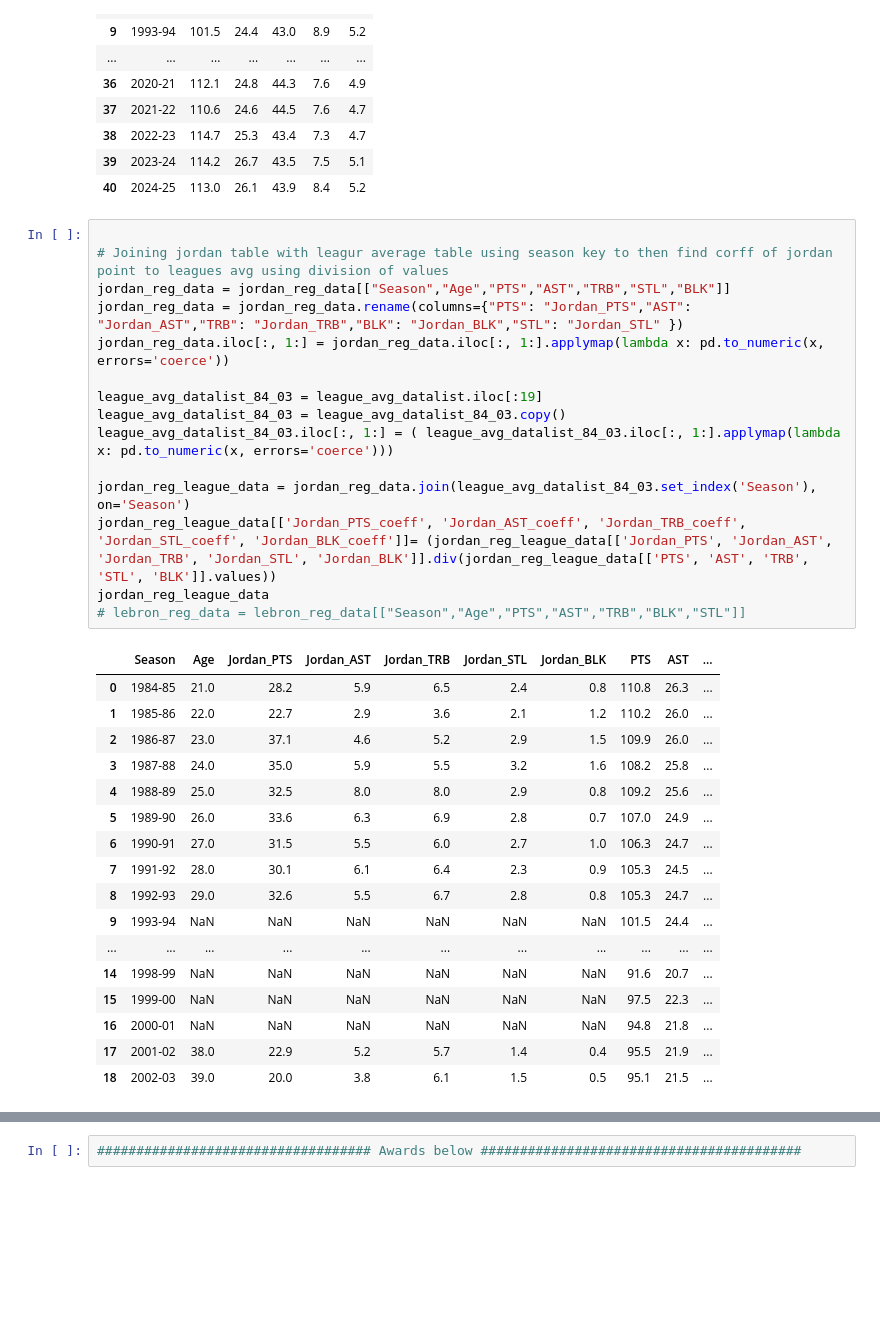
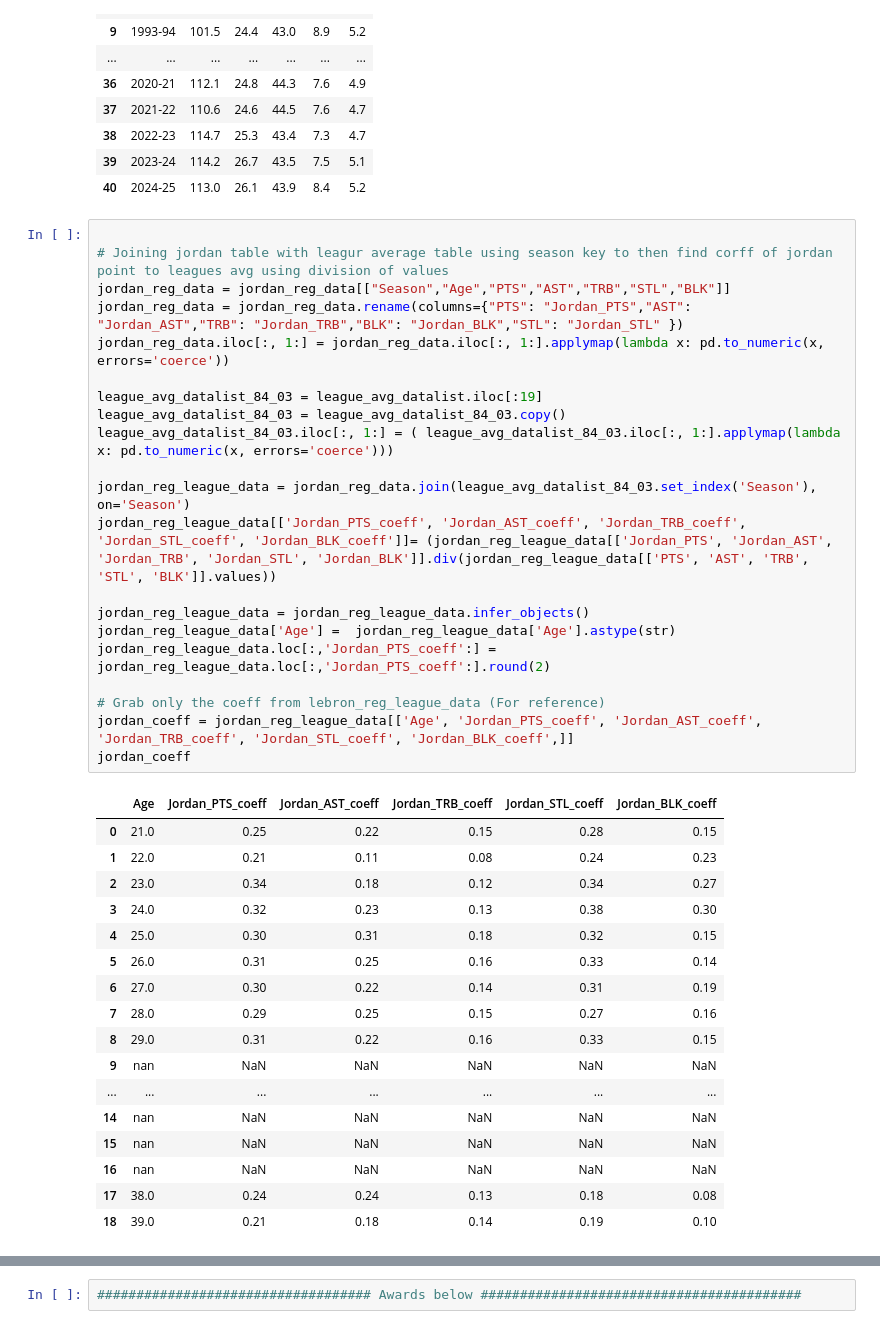
Before and after one commit to gohsoonhao/therealGOAT, a Jupyter notebook: reg_season_stats_awards.ipynb, the cells around one changed output, grey strips where cells are left out. Cells and saved outputs as stored; diff of their text form; blank space fills up the shorter version.

Commit message:
Created player coefficients into a table

```diff
--- a/reg_season_stats_awards.ipynb
+++ b/reg_season_stats_awards.ipynb
@@ -167,36 +167,42 @@ league_avg_datalist
 # %%
 
 # Joining jordan table with leagur average table using season key to then find corff of jordan point to leagues avg using division of values
 jordan_reg_data = jordan_reg_data[["Season","Age","PTS","AST","TRB","STL","BLK"]]
 jordan_reg_data = jordan_reg_data.rename(columns={"PTS": "Jordan_PTS","AST": "Jordan_AST","TRB": "Jordan_TRB","BLK": "Jordan_BLK","STL": "Jordan_STL" })
 jordan_reg_data.iloc[:, 1:] = jordan_reg_data.iloc[:, 1:].applymap(lambda x: pd.to_numeric(x, errors='coerce'))
 
 league_avg_datalist_84_03 = league_avg_datalist.iloc[:19]
 league_avg_datalist_84_03 = league_avg_datalist_84_03.copy()
 league_avg_datalist_84_03.iloc[:, 1:] = ( league_avg_datalist_84_03.iloc[:, 1:].applymap(lambda x: pd.to_numeric(x, errors='coerce')))
 
 jordan_reg_league_data = jordan_reg_data.join(league_avg_datalist_84_03.set_index('Season'), on='Season')
 jordan_reg_league_data[['Jordan_PTS_coeff', 'Jordan_AST_coeff', 'Jordan_TRB_coeff', 'Jordan_STL_coeff', 'Jordan_BLK_coeff']]= (jordan_reg_league_data[['Jordan_PTS', 'Jordan_AST', 'Jordan_TRB', 'Jordan_STL', 'Jordan_BLK']].div(jordan_reg_league_data[['PTS', 'AST', 'TRB', 'STL', 'BLK']].values))
-jordan_reg_league_data
-# lebron_reg_data = lebron_reg_data[["Season","Age","PTS","AST","TRB","BLK","STL"]]
+
+jordan_reg_league_data = jordan_reg_league_data.infer_objects()
+jordan_reg_league_data['Age'] =  jordan_reg_league_data['Age'].astype(str)
+jordan_reg_league_data.loc[:,'Jordan_PTS_coeff':] = jordan_reg_league_data.loc[:,'Jordan_PTS_coeff':].round(2)
+
+# Grab only the coeff from lebron_reg_league_data (For reference)
+jordan_coeff = jordan_reg_league_data[['Age', 'Jordan_PTS_coeff', 'Jordan_AST_coeff', 'Jordan_TRB_coeff', 'Jordan_STL_coeff', 'Jordan_BLK_coeff',]]
+jordan_coeff
 # %% [output]
-|  | Season | Age | Jordan_PTS | Jordan_AST | Jordan_TRB | Jordan_STL | Jordan_BLK | PTS | AST | ... |
-| 0 | 1984-85 | 21.0 | 28.2 | 5.9 | 6.5 | 2.4 | 0.8 | 110.8 | 26.3 | ... |
-| 1 | 1985-86 | 22.0 | 22.7 | 2.9 | 3.6 | 2.1 | 1.2 | 110.2 | 26.0 | ... |
-| 2 | 1986-87 | 23.0 | 37.1 | 4.6 | 5.2 | 2.9 | 1.5 | 109.9 | 26.0 | ... |
-| 3 | 1987-88 | 24.0 | 35.0 | 5.9 | 5.5 | 3.2 | 1.6 | 108.2 | 25.8 | ... |
-| 4 | 1988-89 | 25.0 | 32.5 | 8.0 | 8.0 | 2.9 | 0.8 | 109.2 | 25.6 | ... |
-| 5 | 1989-90 | 26.0 | 33.6 | 6.3 | 6.9 | 2.8 | 0.7 | 107.0 | 24.9 | ... |
-| 6 | 1990-91 | 27.0 | 31.5 | 5.5 | 6.0 | 2.7 | 1.0 | 106.3 | 24.7 | ... |
-| 7 | 1991-92 | 28.0 | 30.1 | 6.1 | 6.4 | 2.3 | 0.9 | 105.3 | 24.5 | ... |
-| 8 | 1992-93 | 29.0 | 32.6 | 5.5 | 6.7 | 2.8 | 0.8 | 105.3 | 24.7 | ... |
-| 9 | 1993-94 | NaN | NaN | NaN | NaN | NaN | NaN | 101.5 | 24.4 | ... |
-| ... | ... | ... | ... | ... | ... | ... | ... | ... | ... | ... |
-| 14 | 1998-99 | NaN | NaN | NaN | NaN | NaN | NaN | 91.6 | 20.7 | ... |
-| 15 | 1999-00 | NaN | NaN | NaN | NaN | NaN | NaN | 97.5 | 22.3 | ... |
-| 16 | 2000-01 | NaN | NaN | NaN | NaN | NaN | NaN | 94.8 | 21.8 | ... |
-| 17 | 2001-02 | 38.0 | 22.9 | 5.2 | 5.7 | 1.4 | 0.4 | 95.5 | 21.9 | ... |
-| 18 | 2002-03 | 39.0 | 20.0 | 3.8 | 6.1 | 1.5 | 0.5 | 95.1 | 21.5 | ... |
+|  | Age | Jordan_PTS_coeff | Jordan_AST_coeff | Jordan_TRB_coeff | Jordan_STL_coeff | Jordan_BLK_coeff |
+| 0 | 21.0 | 0.25 | 0.22 | 0.15 | 0.28 | 0.15 |
+| 1 | 22.0 | 0.21 | 0.11 | 0.08 | 0.24 | 0.23 |
+| 2 | 23.0 | 0.34 | 0.18 | 0.12 | 0.34 | 0.27 |
+| 3 | 24.0 | 0.32 | 0.23 | 0.13 | 0.38 | 0.30 |
+| 4 | 25.0 | 0.30 | 0.31 | 0.18 | 0.32 | 0.15 |
+| 5 | 26.0 | 0.31 | 0.25 | 0.16 | 0.33 | 0.14 |
+| 6 | 27.0 | 0.30 | 0.22 | 0.14 | 0.31 | 0.19 |
+| 7 | 28.0 | 0.29 | 0.25 | 0.15 | 0.27 | 0.16 |
+| 8 | 29.0 | 0.31 | 0.22 | 0.16 | 0.33 | 0.15 |
+| 9 | nan | NaN | NaN | NaN | NaN | NaN |
+| ... | ... | ... | ... | ... | ... | ... |
+| 14 | nan | NaN | NaN | NaN | NaN | NaN |
+| 15 | nan | NaN | NaN | NaN | NaN | NaN |
+| 16 | nan | NaN | NaN | NaN | NaN | NaN |
+| 17 | 38.0 | 0.24 | 0.24 | 0.13 | 0.18 | 0.08 |
+| 18 | 39.0 | 0.21 | 0.18 | 0.14 | 0.19 | 0.10 |
 # %%
 
 # Joining Lebron table with leagur average table using season key to then find corff of lebron point to leagues avg using division of values
```
Also changed, not shown: parts of 4 cells of this notebook.
